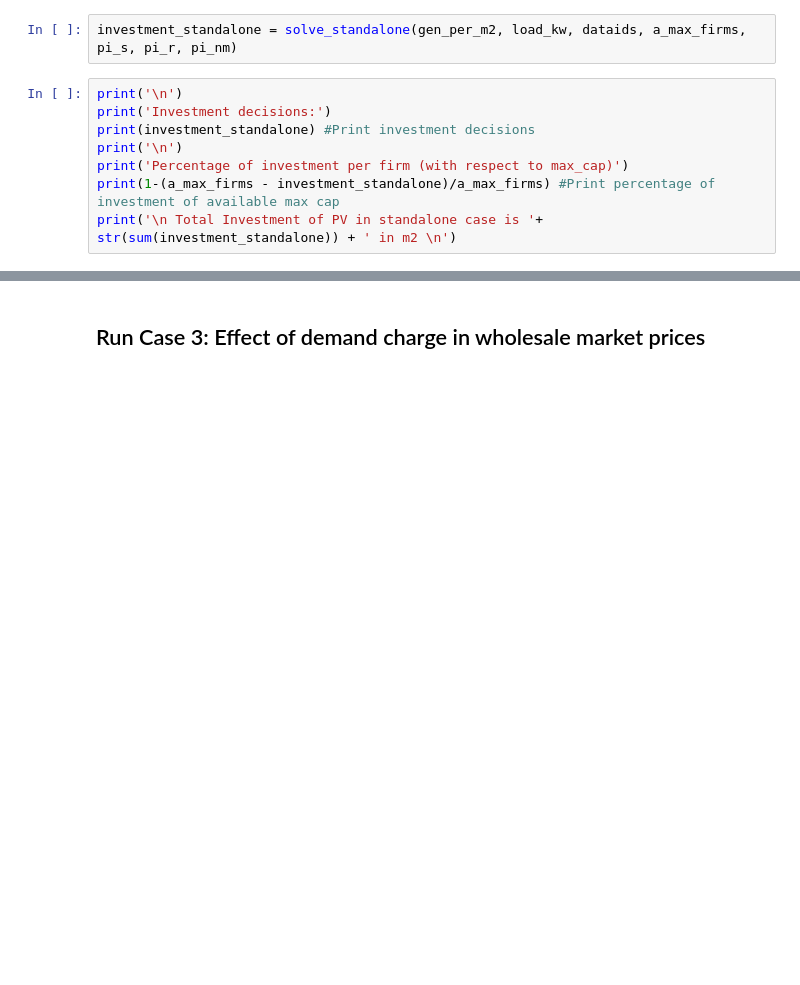
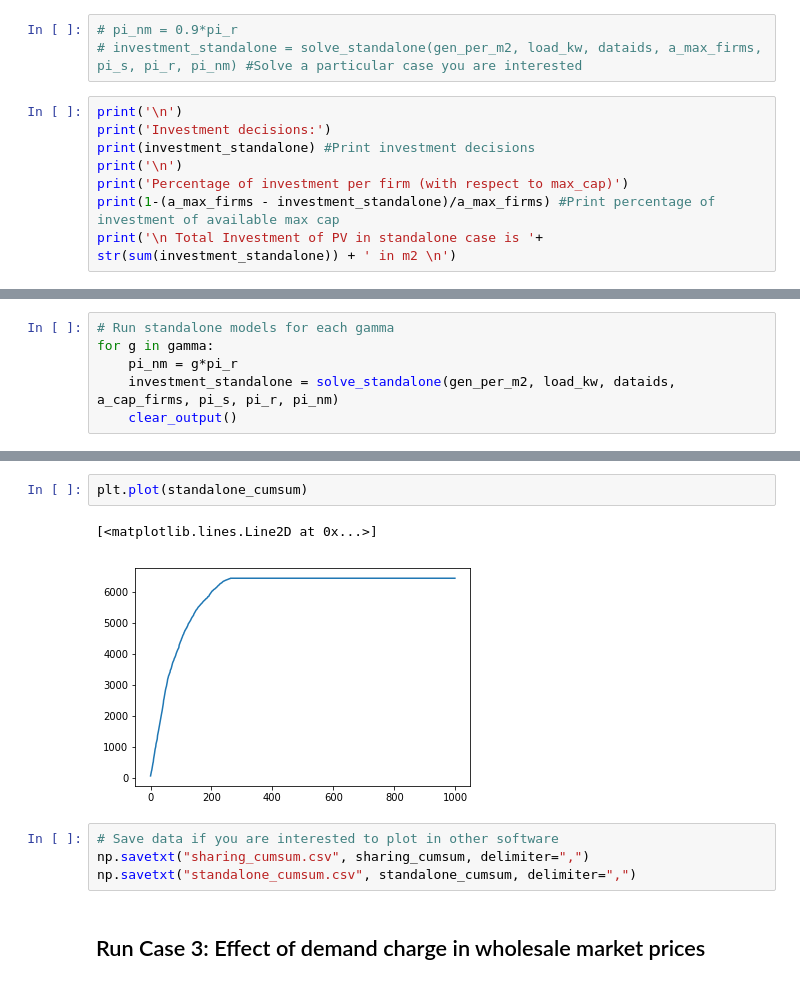
Before and after one commit to rodrigomha/SharingPVmodel, a Jupyter notebook: Simulationv2-SharingPV.ipynb, the cells around one changed output, grey strips where cells are left out. Cells and saved outputs as stored; diff of their text form; blank space fills up the shorter version.

Commit message:
Add cases from the paper in the Notebook

```diff
--- a/Simulationv2-SharingPV.ipynb
+++ b/Simulationv2-SharingPV.ipynb
@@ -74,5 +92,6 @@ plt.plot(gamma, pv_changes)
 # %%
-investment_standalone = solve_standalone(gen_per_m2, load_kw, dataids, a_max_firms, pi_s, pi_r, pi_nm)
+# pi_nm = 0.9*pi_r
+# investment_standalone = solve_standalone(gen_per_m2, load_kw, dataids, a_max_firms, pi_s, pi_r, pi_nm) #Solve a particular case you are interested
 # %%
 print('\n')
 print('Investment decisions:')
@@ -86,0 +132,6 @@ sol_sharing = firms_investment_sharing(soluc_sharing, a_max_firms, firms)
+# %%
+# Run standalone models for each gamma
+for g in gamma:
+    pi_nm = g*pi_r
+    investment_standalone = solve_standalone(gen_per_m2, load_kw, dataids, a_cap_firms, pi_s, pi_r, pi_nm)
+    clear_output()
@@ -87,3 +177,12 @@ sol_sharing = firms_investment_sharing(soluc_sharing, a_max_firms, firms)
+# %%
+plt.plot(standalone_cumsum)
+# %% [output]
+[<matplotlib.lines.Line2D at 0x...>]
+[figure, added]
+# %%
+# Save data if you are interested to plot in other software
+np.savetxt("sharing_cumsum.csv", sharing_cumsum, delimiter=",")
+np.savetxt("standalone_cumsum.csv", standalone_cumsum, delimiter=",")
 # %% [markdown]
 ## Run Case 3: Effect of demand charge in wholesale market prices
 # %%
```
Also changed, not shown: parts of 31 cells of this notebook, 5 other files.
